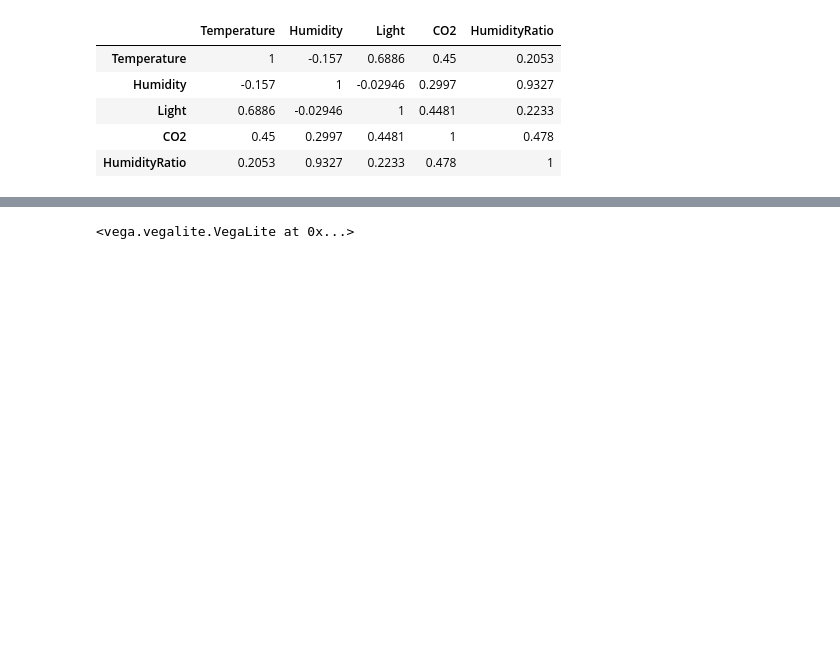
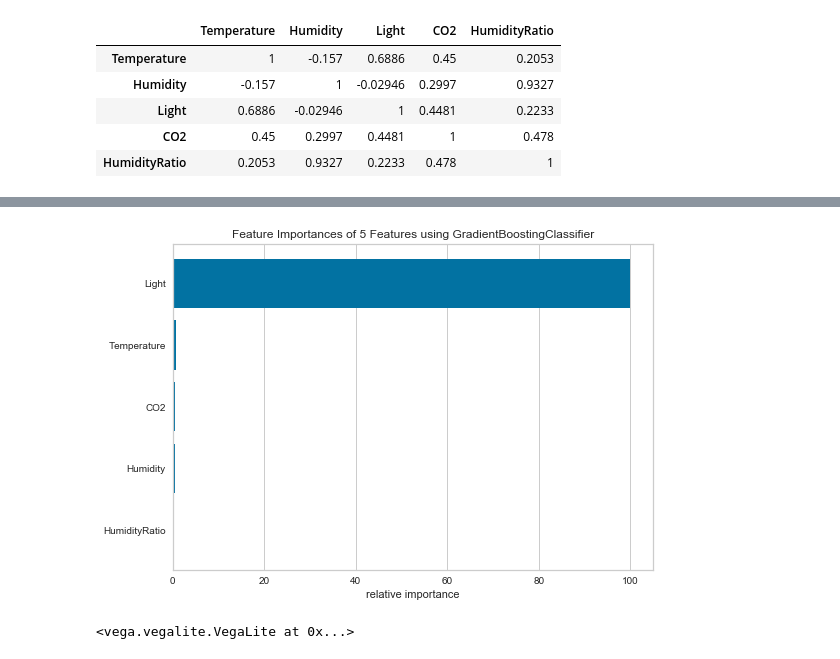
Before and after one commit to dshlai/room_occupancy_prediction, a Jupyter notebook: occupancy_prediction_eda.ipynb, the cells around one changed output, grey strips where cells are left out. Saved outputs shown, nothing was run; the diff lists cells and outputs as text; code cells hidden in the pictures; blank space fills up the shorter version.

```diff
--- a/occupancy_prediction_eda.ipynb
+++ b/occupancy_prediction_eda.ipynb
@@ -69,3 +88,16 @@ corr.style.background_gradient(cmap='coolwarm').set_precision(4)
+# %%
+from sklearn.ensemble import GradientBoostingClassifier
+from yellowbrick.features.importances import FeatureImportances
+
+# Create a new matplotlib figure
+fig = plt.figure()
+ax = fig.add_subplot()
+
+viz = FeatureImportances(GradientBoostingClassifier(), ax=ax)
+viz.fit(X, y)
+viz.poof()
+# %% [output]
+[figure, added]
 # %%
 import altair as alt
 from vega_datasets import data
```
Also changed, not shown: parts of 2 cells of this notebook.
